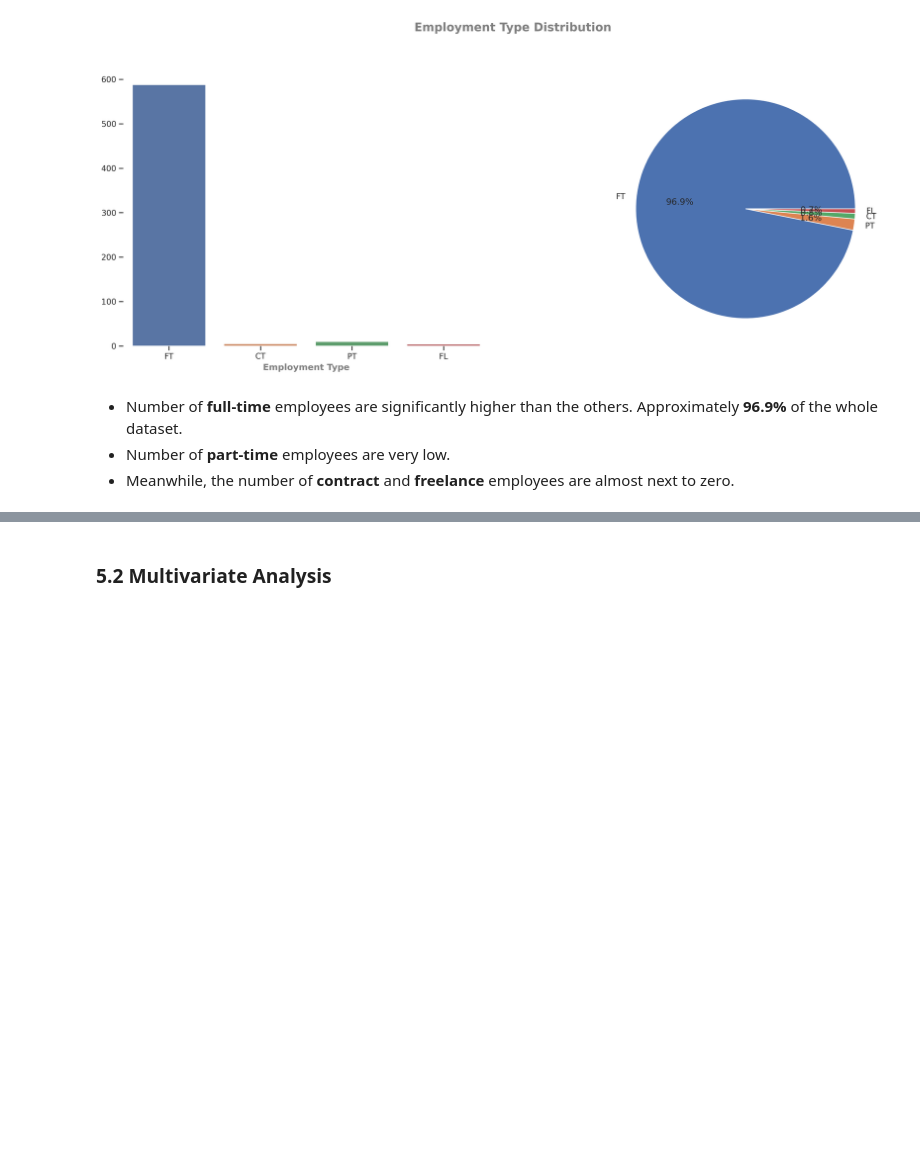
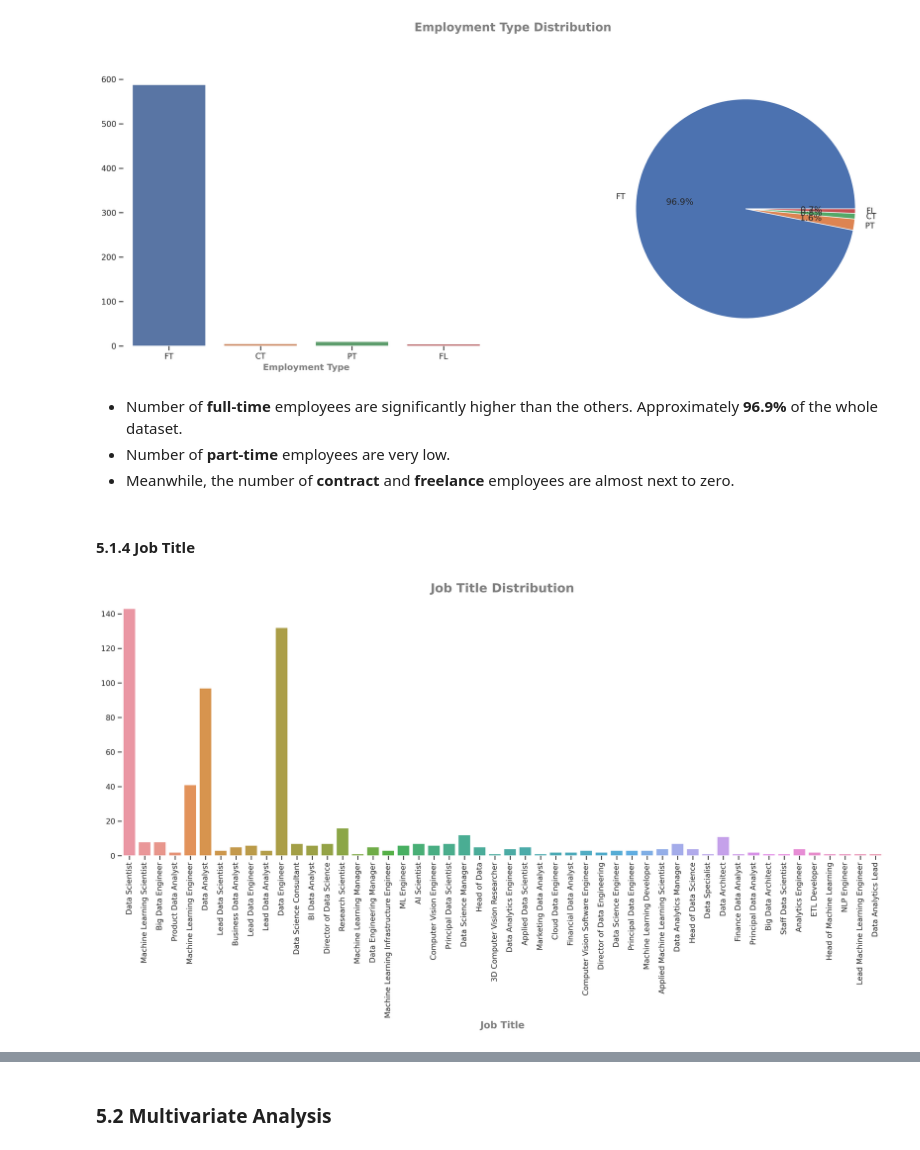
Before and after one commit to sahinozan/Data-Science-Job-Salaries, a Jupyter notebook: project.ipynb, the cells around one changed output, grey strips where cells are left out. Cells and saved outputs as stored; diff of their text form; code cells hidden in the pictures; blank space fills up the shorter version.

```diff
--- a/project.ipynb
+++ b/project.ipynb
@@ -161,3 +198,9 @@ univariate_plot(x="employment_type", xlabel="Employment Type")
 * Number of **full-time** employees are significantly higher than the others. Approximately **96.9%** of the whole dataset.
 * Number of **part-time** employees are very low.
 * Meanwhile, the number of **contract** and **freelance** employees are almost next to zero.
+# %% [markdown]
+#### 5.1.4 Job Title
+# %%
+univariate_single_plot(x="job_title", xlabel="Job Title")
+# %% [output]
+[figure, added]
```
Also changed, not shown: parts of 14 cells of this notebook.
